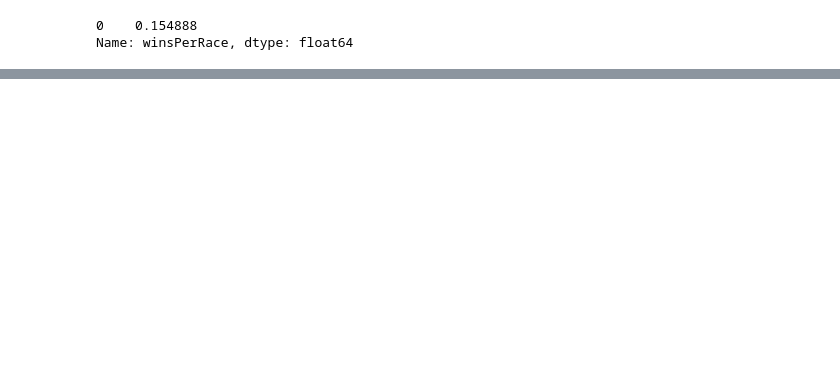
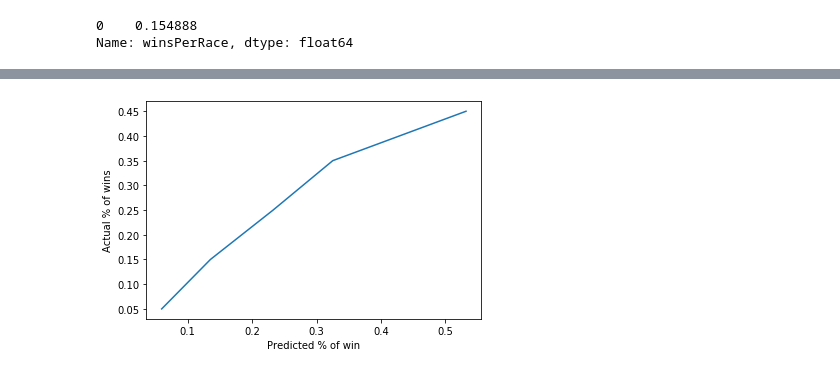
Before and after one commit to ThreeHorsemen/TrottingAnalyzer, a Jupyter notebook: win_predictor.ipynb, the cells around one changed output, grey strips where cells are left out. Drawn from its saved outputs; the diff is of its cells as text; code cells hidden in the pictures; blank space fills up the shorter version.

```diff
--- a/win_predictor.ipynb
+++ b/win_predictor.ipynb
@@ -129,0 +188,19 @@ print(y_test.values[0])
+# %%
+car_predictions = car_model.predict(X_test_car)
+volt_predictions = volt_model.predict(X_test_volt)
+# %%
+car_percentages = []#[round(i, 2) for i in np.arange(0.15, 1, 0.1)]
+car_scores = []
+for i in np.arange(0.0, 1, 0.1):
+    score, occurences = score_for_range(i, (i + 0.1), car_predictions, y_test_car.values)
+    if score > 0 and occurences >= 50:
+        car_percentages.append(i + 0.05)
+        car_scores.append(score)
+
+volt_percentages = []#[round(i, 2) for i in np.arange(0.15, 1, 0.1)]
+volt_scores = []
+for i in np.arange(0.0, 1, 0.1):
+    score, occurences = score_for_range(i, (i + 0.1), volt_predictions, y_test_volt.values)
+    if score > 0 and occurences >= 50:
+        volt_percentages.append(i + 0.05)
+        volt_scores.append(score)
@@ -129,0 +225,6 @@ print(y_test.values[0])
+# %%
+car_plot_df = pd.DataFrame({'Actual % of wins' : car_percentages, 'Predicted % of win': car_scores})
+ax = sns.lineplot(x='Predicted % of win', y='Actual % of wins', data=car_plot_df)
+ax.get_figure().savefig("car_start_score.png")
+# %% [output]
+[figure, added]
```
Also changed, not shown: parts of 39 cells of this notebook, 3 other files.
